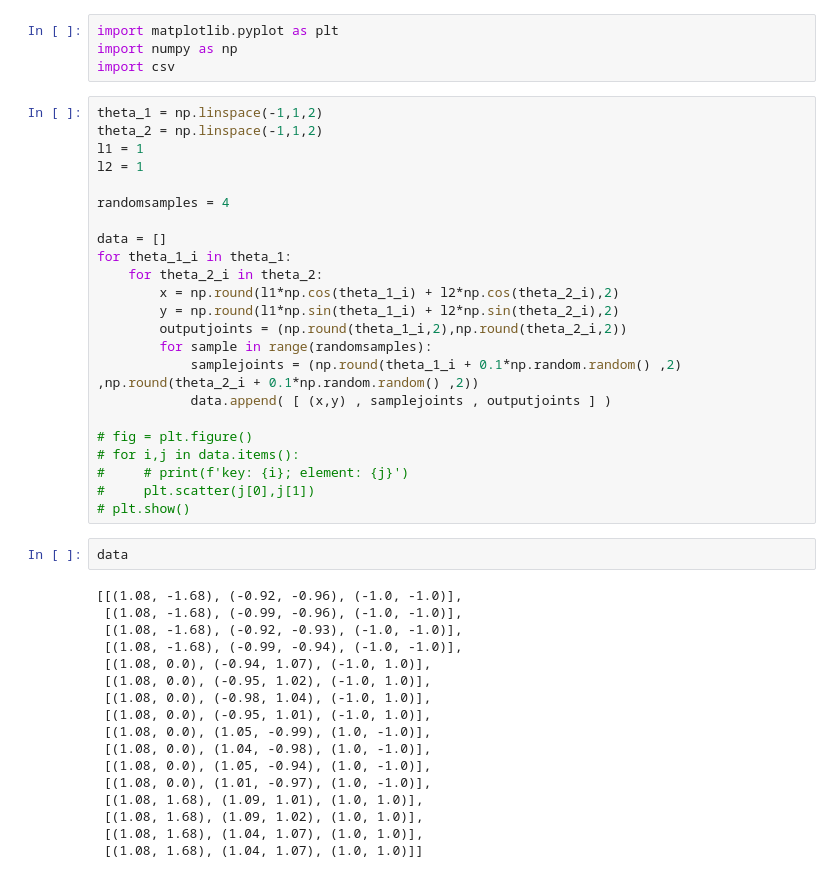
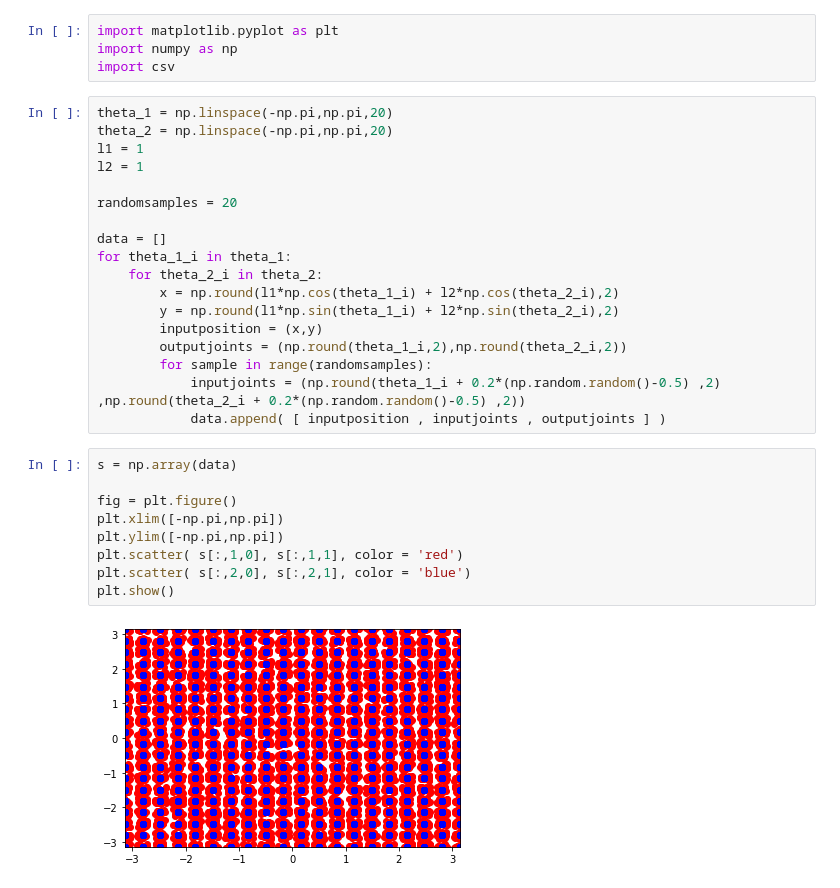
Before and after one commit to OmarJItani/Deep-Neural-Network-for-Solving-the-Inverse-Kinematics-Problem, a Jupyter notebook: generate_data_2.ipynb, the cells around one changed output. Cells and saved outputs as stored; diff of their text form.

Commit message:
Increased random samples and random variable standard deviation, this improved results

```diff
--- a/generate_data_2.ipynb
+++ b/generate_data_2.ipynb
@@ -3,44 +3,31 @@ import matplotlib.pyplot as plt
 import numpy as np
 import csv
 # %%
-theta_1 = np.linspace(-1,1,2)
-theta_2 = np.linspace(-1,1,2)
+theta_1 = np.linspace(-np.pi,np.pi,20)
+theta_2 = np.linspace(-np.pi,np.pi,20)
 l1 = 1
 l2 = 1
 
-randomsamples = 4
+randomsamples = 20
 
 data = []
 for theta_1_i in theta_1:
     for theta_2_i in theta_2:
         x = np.round(l1*np.cos(theta_1_i) + l2*np.cos(theta_2_i),2)
         y = np.round(l1*np.sin(theta_1_i) + l2*np.sin(theta_2_i),2)
+        inputposition = (x,y)
         outputjoints = (np.round(theta_1_i,2),np.round(theta_2_i,2))
         for sample in range(randomsamples):
-            samplejoints = (np.round(theta_1_i + 0.1*np.random.random() ,2) ,np.round(theta_2_i + 0.1*np.random.random() ,2))
-            data.append( [ (x,y) , samplejoints , outputjoints ] )
-
-# fig = plt.figure()
-# for i,j in data.items():
-#     # print(f'key: {i}; element: {j}')
-#     plt.scatter(j[0],j[1])
-# plt.show()
+            inputjoints = (np.round(theta_1_i + 0.2*(np.random.random()-0.5) ,2) ,np.round(theta_2_i + 0.2*(np.random.random()-0.5) ,2))
+            data.append( [ inputposition , inputjoints , outputjoints ] )
-# %%
-data
-# %% [output]
-[[(1.08, -1.68), (-0.92, -0.96), (-1.0, -1.0)],
- [(1.08, -1.68), (-0.99, -0.96), (-1.0, -1.0)],
- [(1.08, -1.68), (-0.92, -0.93), (-1.0, -1.0)],
- [(1.08, -1.68), (-0.99, -0.94), (-1.0, -1.0)],
- [(1.08, 0.0), (-0.94, 1.07), (-1.0, 1.0)],
- [(1.08, 0.0), (-0.95, 1.02), (-1.0, 1.0)],
- [(1.08, 0.0), (-0.98, 1.04), (-1.0, 1.0)],
- [(1.08, 0.0), (-0.95, 1.01), (-1.0, 1.0)],
- [(1.08, 0.0), (1.05, -0.99), (1.0, -1.0)],
- [(1.08, 0.0), (1.04, -0.98), (1.0, -1.0)],
- [(1.08, 0.0), (1.05, -0.94), (1.0, -1.0)],
- [(1.08, 0.0), (1.01, -0.97), (1.0, -1.0)],
- [(1.08, 1.68), (1.09, 1.01), (1.0, 1.0)],
- [(1.08, 1.68), (1.09, 1.02), (1.0, 1.0)],
- [(1.08, 1.68), (1.04, 1.07), (1.0, 1.0)],
- [(1.08, 1.68), (1.04, 1.07), (1.0, 1.0)]]
+# %%
+s = np.array(data)
+
+fig = plt.figure()
+plt.xlim([-np.pi,np.pi])
+plt.ylim([-np.pi,np.pi])
+plt.scatter( s[:,1,0], s[:,1,1], color = 'red')
+plt.scatter( s[:,2,0], s[:,2,1], color = 'blue')
+plt.show()
+# %% [output]
+[figure, added]
```
Also changed, not shown: parts of 2 cells of this notebook.
